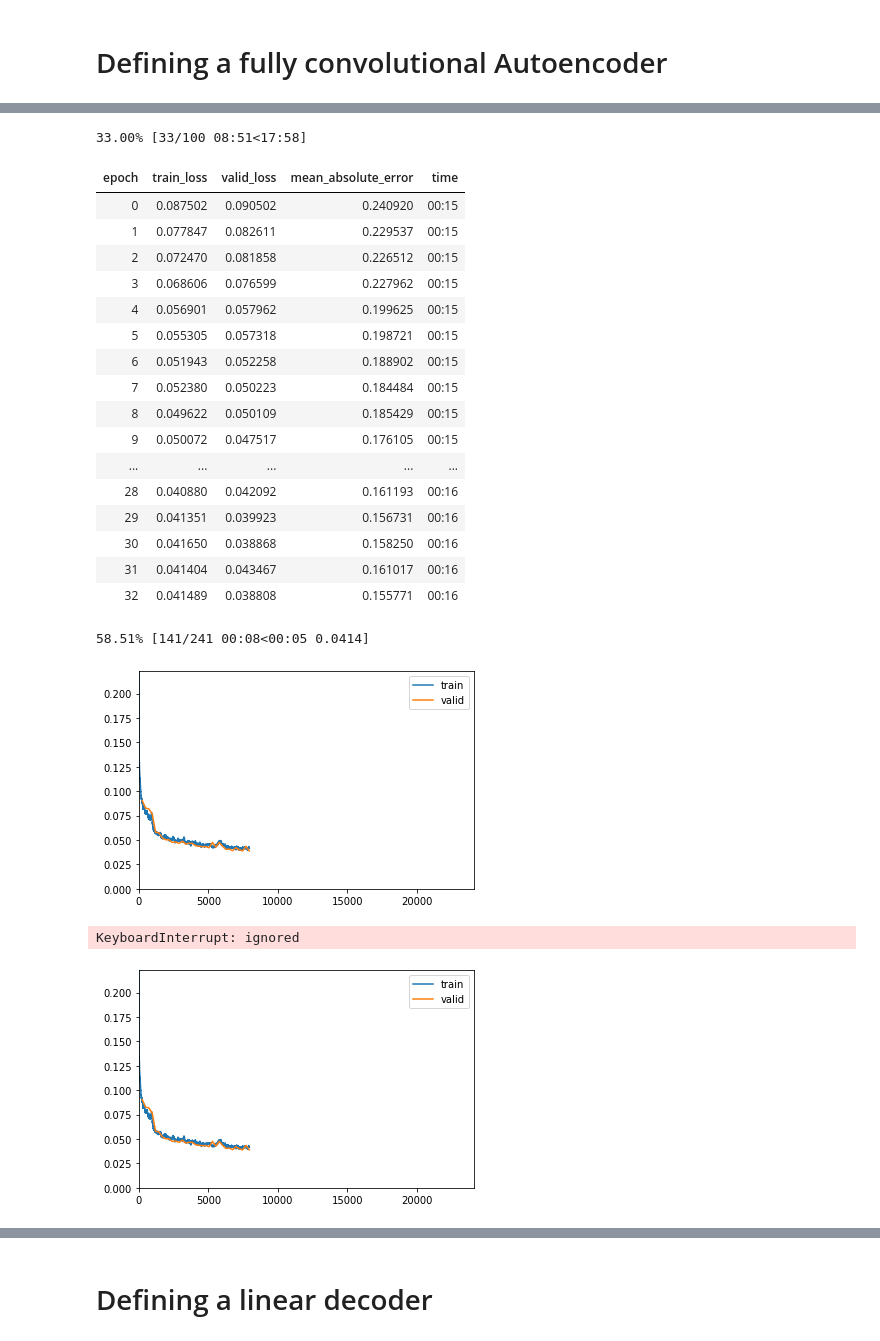
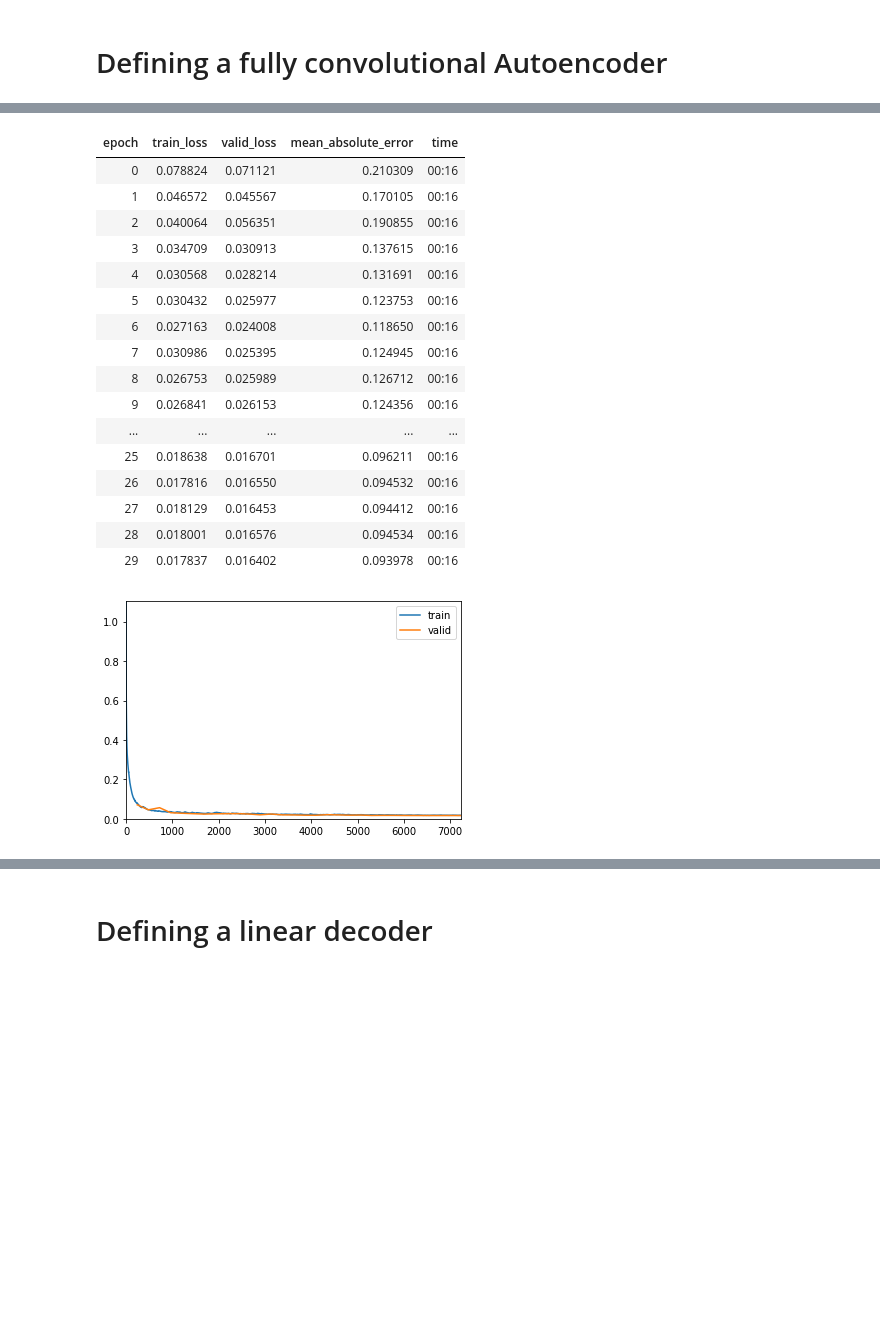
Before and after one commit to thiagodma/Pytorch_exs, a Jupyter notebook: ConvAutoEncoder/autoencoder.ipynb, the cells around one changed output, grey strips where cells are left out. Drawn from its saved outputs; the diff is of its cells as text; code cells hidden in the pictures; blank space fills up the shorter version.

```diff
--- a/ConvAutoEncoder/autoencoder.ipynb
+++ b/ConvAutoEncoder/autoencoder.ipynb
@@ -103,3 +102,15 @@ encoder = nn.Sequential(*list(encoder.children())[:-1])
+# %%
+cnn_encoded_sz = 32768
+lin_enc_sz = 16384
+
+encoder = models.resnet18(pretrained=True)
+encoder = nn.Sequential(*list(encoder.children())[:-2])
+flat = Lambda(lambda x: x.flatten(start_dim=1))
+enc_drop = nn.Dropout(p=0)
+enc_lin = nn.Linear(cnn_encoded_sz,lin_enc_sz)
+dec_lin = nn.Linear(lin_enc_sz,cnn_encoded_sz)
+reshape = Lambda(lambda x: x.view(x.shape[0], 512, 8, 8))
+enc = nn.Sequential(encoder,flat,enc_drop,enc_lin,dec_lin,reshape)
 # %%
 def _get_sfs_idxs(sizes:Sizes) -> List[int]:
     "Get the indexes of the layers where the size of the activation changes."
@@ -202,28 +213,24 @@ LR Finder is complete, type {learner_name}.recorder.plot() to see the graph.
 # %%
-learn.fit_one_cycle(100,max_lr=1e-3)
+learn.fit_one_cycle(30,max_lr=1e-3)
 # %% [output]
-33.00% [33/100 08:51<17:58]
 | epoch | train_loss | valid_loss | mean_absolute_error | time |
-| 0 | 0.087502 | 0.090502 | 0.240920 | 00:15 |
-| 1 | 0.077847 | 0.082611 | 0.229537 | 00:15 |
-| 2 | 0.072470 | 0.081858 | 0.226512 | 00:15 |
-| 3 | 0.068606 | 0.076599 | 0.227962 | 00:15 |
-| 4 | 0.056901 | 0.057962 | 0.199625 | 00:15 |
-| 5 | 0.055305 | 0.057318 | 0.198721 | 00:15 |
-| 6 | 0.051943 | 0.052258 | 0.188902 | 00:15 |
-| 7 | 0.052380 | 0.050223 | 0.184484 | 00:15 |
-| 8 | 0.049622 | 0.050109 | 0.185429 | 00:15 |
-| 9 | 0.050072 | 0.047517 | 0.176105 | 00:15 |
+| 0 | 0.078824 | 0.071121 | 0.210309 | 00:16 |
+| 1 | 0.046572 | 0.045567 | 0.170105 | 00:16 |
+| 2 | 0.040064 | 0.056351 | 0.190855 | 00:16 |
+| 3 | 0.034709 | 0.030913 | 0.137615 | 00:16 |
+| 4 | 0.030568 | 0.028214 | 0.131691 | 00:16 |
+| 5 | 0.030432 | 0.025977 | 0.123753 | 00:16 |
+| 6 | 0.027163 | 0.024008 | 0.118650 | 00:16 |
+| 7 | 0.030986 | 0.025395 | 0.124945 | 00:16 |
+| 8 | 0.026753 | 0.025989 | 0.126712 | 00:16 |
+| 9 | 0.026841 | 0.026153 | 0.124356 | 00:16 |
 | ... | ... | ... | ... | ... |
-| 28 | 0.040880 | 0.042092 | 0.161193 | 00:16 |
-| 29 | 0.041351 | 0.039923 | 0.156731 | 00:16 |
-| 30 | 0.041650 | 0.038868 | 0.158250 | 00:16 |
-| 31 | 0.041404 | 0.043467 | 0.161017 | 00:16 |
-| 32 | 0.041489 | 0.038808 | 0.155771 | 00:16 |
+| 25 | 0.018638 | 0.016701 | 0.096211 | 00:16 |
+| 26 | 0.017816 | 0.016550 | 0.094532 | 00:16 |
+| 27 | 0.018129 | 0.016453 | 0.094412 | 00:16 |
+| 28 | 0.018001 | 0.016576 | 0.094534 | 00:16 |
+| 29 | 0.017837 | 0.016402 | 0.093978 | 00:16 |
-58.51% [141/241 00:08<00:05 0.0414]
-[figure, old version]
+[figure, new version]
-KeyboardInterrupt: ignored
-[figure, removed]
 # %%
 def show_results(learn,figsize=(10,10)):
 
```
Also changed, not shown: parts of 7 cells of this notebook.
